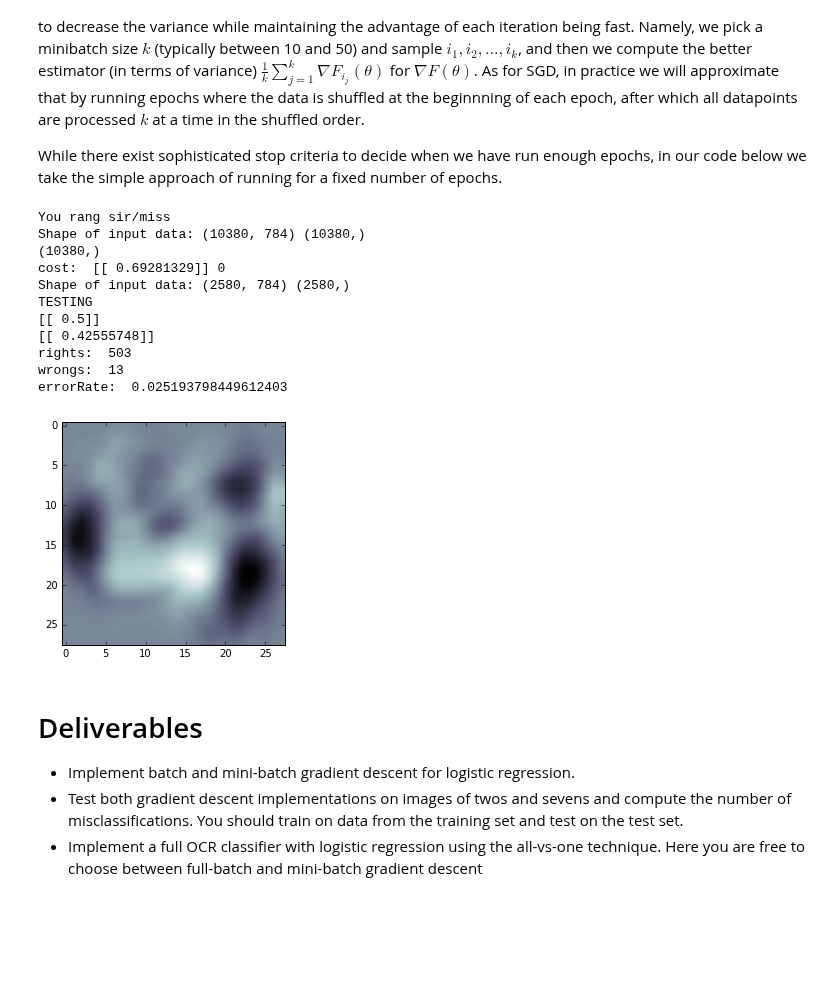
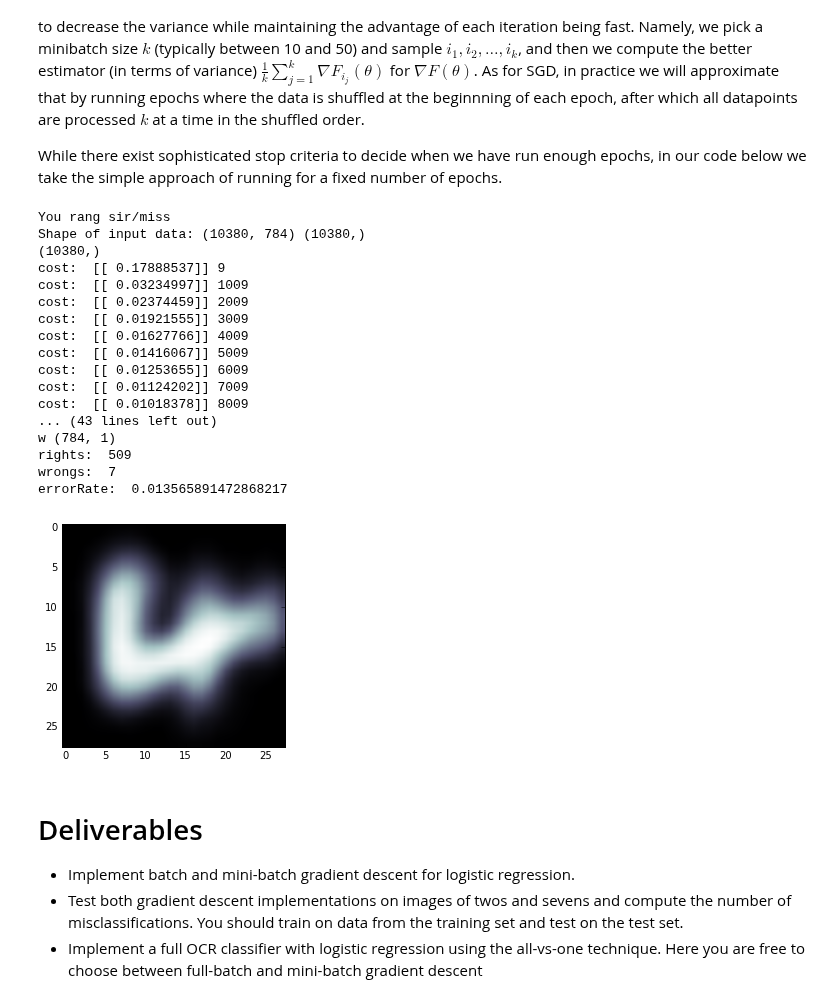
Before and after one commit to hed98bpb/MachineLearning, a Jupyter notebook: Handin1/Handin_1_Machine_Learning_2016.ipynb, the cells around one changed output. Drawn from its saved outputs; the diff is of its cells as text; code cells hidden in the pictures; blank space fills up the shorter version.

```diff
--- a/Handin1/Handin_1_Machine_Learning_2016.ipynb
+++ b/Handin1/Handin_1_Machine_Learning_2016.ipynb
@@ -322,7 +305,7 @@ def batch_grad_descent(X, y, w=None, reg=0):
     if w is None:
         w = np.zeros((X.shape[1], 1))
 
-    for i in range(100):
+    for i in range(50000):
         cost, gradient = log_cost(X, y, w)
 
         if old_cost <= cost:
@@ -330,7 +313,7 @@ def batch_grad_descent(X, y, w=None, reg=0):
             return w
 
         old_cost = cost
-        if i%100 == 0:
+        if i%1000 == 9:
             print('cost: ', cost ,i)
 
         w = w - reg*(1/n)*gradient
@@ -375,7 +358,7 @@ def main():
 
     #print(w)
     #gpe = np.dot(lab27,img27).reshape(-1,1)
-    plt.imshow(w.reshape(28, -1, order='F'), cmap='bone')
+    #plt.imshow(w.reshape(28, -1, order='F'), cmap='bone')
 
     #testing on auTest data
     test_digits, test_labels = load_data('Data/auTest.npz')
@@ -389,11 +372,11 @@ def main():
 
 
     print('TESTING')
+    print('w', w.shape)
     y = np.dot(test_img27, w)
     rights = 0
     wrongs = 0
-    print(logistic(np.array([[0]])))
-    print(logistic(np.array([[-0.3]])))
+    #print(logistic(np.array([[0]])))
 
     for i in range(0,y.shape[0]):
         # here we could also check if logistic(y[i]) >= 0.5 it is the same because logistic(0)=0.5.
@@ -401,48 +384,57 @@ def main():
             y[i] = 1
         else:
             y[i] = 0
+
+    img7 = np.dot(np.transpose(test_img27),y)
+    plt.imshow(img7.reshape(28, -1, order='F'), cmap='bone')
 
     test_lab27.reshape(-1,1)
     for i in range(0,y.shape[0]):
         if y[i]==test_lab27[i]:
             rights += 1
         else:
             wrongs += 1
 
     print('rights: ', rights)
     print('wrongs: ', wrongs)
     print('errorRate: ', wrongs/y.shape[0])
 
 
 
     """
     for i in range(test_img27.shape[1]):
         wdotX = np.dot(test_img27[i, :].reshape(-1,1),w.reshape(1,-1))
 
         sigma_w_X = logistic(wdotX)
         print(sigma_w_X)
         if sigma_w_X.all() > 0.5:
             y[i] = 0
 
         elif sigma_w_X.all() <= 0.5:
             y[i] = 1
     """
 
 if __name__ == '__main__':
     main()
 # %% [output]
 You rang sir/miss
 Shape of input data: (10380, 784) (10380,)
 (10380,)
-cost:  [[ 0.69281329]] 0
-Shape of input data: (2580, 784) (2580,)
-TESTING
-[[ 0.5]]
-[[ 0.42555748]]
-rights:  503
-wrongs:  13
-errorRate:  0.025193798449612403
+cost:  [[ 0.17888537]] 9
+cost:  [[ 0.03234997]] 1009
+cost:  [[ 0.02374459]] 2009
+cost:  [[ 0.01921555]] 3009
+cost:  [[ 0.01627766]] 4009
+cost:  [[ 0.01416067]] 5009
+cost:  [[ 0.01253655]] 6009
+cost:  [[ 0.01124202]] 7009
+cost:  [[ 0.01018378]] 8009
+... (43 lines left out)
+w (784, 1)
+rights:  509
+wrongs:  7
+errorRate:  0.013565891472868217
-[figure, old version]
+[figure, new version]
 # %% [markdown]
 # Deliverables
 * Implement batch and mini-batch gradient descent for logistic regression.
```
Also changed, not shown: parts of 1 cell of this notebook.
